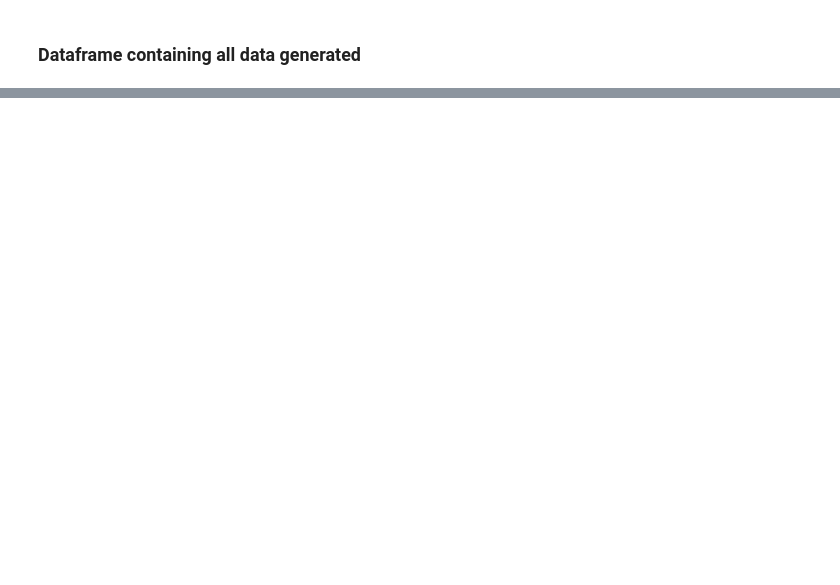
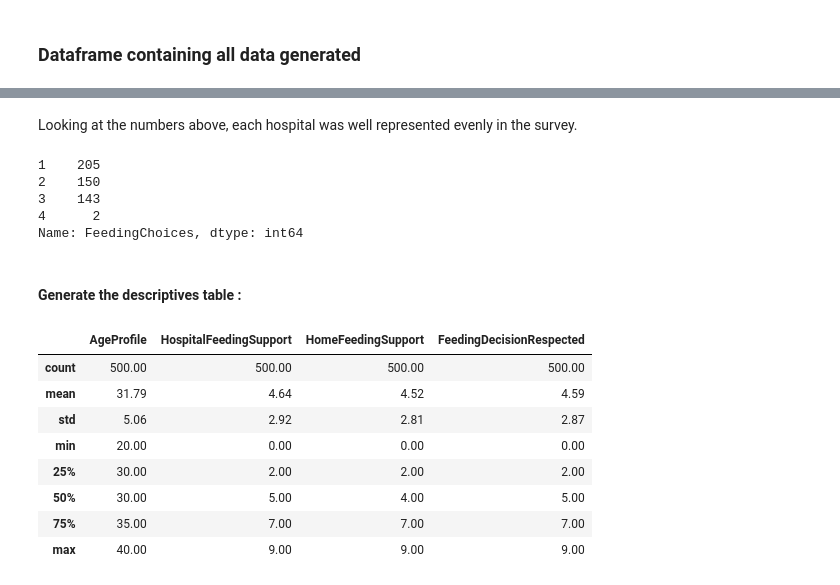
Before and after one commit to MichelleMoran431/Programming-Data-Analysis-project-2020, a Jupyter notebook: Project 2020 National Maternity Survey Feeding Dataset.ipynb, the cells around one changed output, grey strips where cells are left out. Drawn from its saved outputs; the diff is of its cells as text; code cells hidden in the pictures; blank space fills up the shorter version.

```diff
--- a/Project 2020 National Maternity Survey Feeding Dataset.ipynb
+++ b/Project 2020 National Maternity Survey Feeding Dataset.ipynb
@@ -323,0 +368,12 @@ sns.displot(data=df, x="HospitalFeedingSupport", hue="FeedingChoices", kind="kde
+# %% [markdown]
+Looking at the numbers above, each hospital was well represented evenly in the survey.
+# %%
+# 1 =Breastmilk,2 =Breast/Formula Combo,3 = Formula,4 = Unsure
+FeedingChoices= ['1','2','3','4']
+dfnew['FeedingChoices'].value_counts() # Using the value counts function to generate counts of Hospitals [5].S
+# %% [output]
+1    205
+2    150
+3    143
+4      2
+Name: FeedingChoices, dtype: int64
@@ -323,0 +382,14 @@ sns.displot(data=df, x="HospitalFeedingSupport", hue="FeedingChoices", kind="kde
+# %% [markdown]
+#### Generate the descriptives table :
+# %%
+dfnew.describe().round(2) # full descriptives rounded to 2 decimal
+# %% [output]
+|  | AgeProfile | HospitalFeedingSupport | HomeFeedingSupport | FeedingDecisionRespected |
+| count | 500.00 | 500.00 | 500.00 | 500.00 |
+| mean | 31.79 | 4.64 | 4.52 | 4.59 |
+| std | 5.06 | 2.92 | 2.81 | 2.87 |
+| min | 20.00 | 0.00 | 0.00 | 0.00 |
+| 25% | 30.00 | 2.00 | 2.00 | 2.00 |
+| 50% | 30.00 | 5.00 | 4.00 | 5.00 |
+| 75% | 35.00 | 7.00 | 7.00 | 7.00 |
+| max | 40.00 | 9.00 | 9.00 | 9.00 |
```
Also changed, not shown: parts of 25 cells of this notebook.
